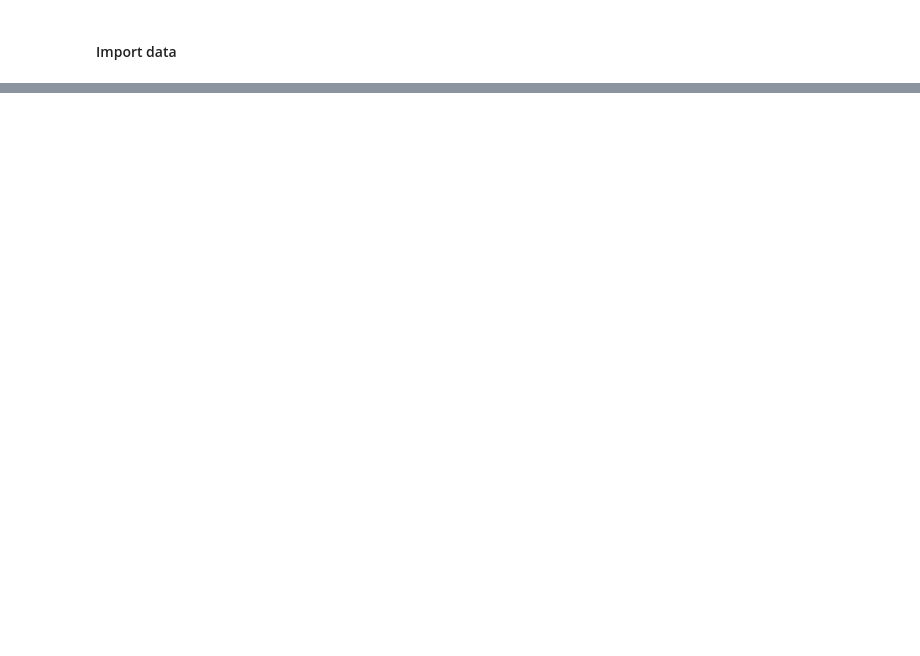
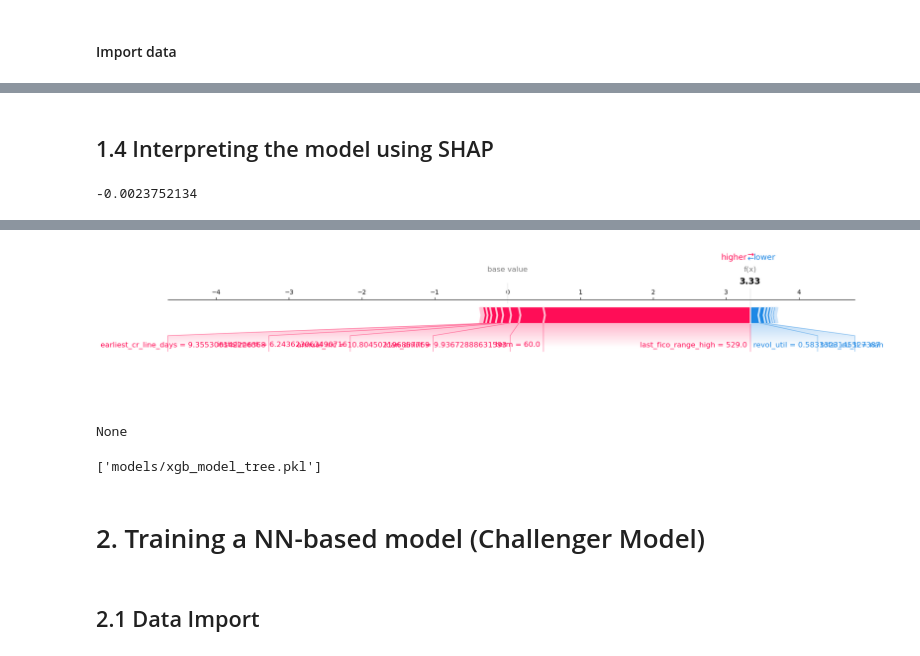
Before and after one commit to Kunvuthi/cobalt_smart_lender_ai, a Jupyter notebook: notebooks/04_model_training.ipynb, the cells around one changed output, grey strips where cells are left out. Cells and saved outputs as stored; diff of their text form; code cells hidden in the pictures; blank space fills up the shorter version.

```diff
--- a/notebooks/04_model_training.ipynb
+++ b/notebooks/04_model_training.ipynb
@@ -1006,0 +257,8 @@ Image(filename=f"{path_python_material}/images/the-end.jpg", width=500,)
+# %%
+random_search.fit(X_train_selected, y_train)
+
+print("Best score (AUC):", random_search.best_score_)
+print("Best params:", random_search.best_params_)
+
+# Extract best model
+best_model_tree = random_search.best_estimator_
@@ -1006,0 +314,55 @@ Image(filename=f"{path_python_material}/images/the-end.jpg", width=500,)
+# %% [markdown]
+## 1.4 Interpreting the model using SHAP
+# %%
+import shap
+
+explainer = shap.TreeExplainer(best_model_tree)
+shap_values = explainer.shap_values(X_test_selected)
+
+# Expected value = average model output (baseline)
+expected_value = explainer.expected_value
+expected_value
+# %% [output]
+-0.0023752134
+# %%
+from IPython.display import display, clear_output
+import ipywidgets as widgets
+
+# Initialize SHAP's JavaScript visualization
+shap.initjs()
+
+# We'll allow the user to pick from the first N rows of X_test_selected
+N = 20  # or however many you want to display in your slider
+max_index = min(len(X_test_selected), N) - 1
+
+def update_shap_plot(observation_index):
+    # Clear the previous output to avoid stacking
+    clear_output(wait=True)
+    display(observation_slider)
+
+    # Force plot for the selected row
+    display(shap.force_plot(
+        base_value=expected_value,               # baseline model output
+        shap_values=shap_values[observation_index],
+        features=X_test_selected.iloc[observation_index],
+        feature_names=X_test_selected.columns,
+        matplotlib=True
+    ))
+
+# Create a slider to select the row index from 0..max_index
+observation_slider = widgets.IntSlider(
+    value=0, min=0, max=max_index, step=1,
+    description='Observation:', continuous_update=True
+)
+
+# Whenever the slider changes, update the shap plot
+def slider_changed(change):
+    if change['name'] == 'value':
+        update_shap_plot(change['new'])
+
+observation_slider.observe(slider_changed, names='value')
+
+# Display the slider, then the initial SHAP plot
+display(observation_slider)
+update_shap_plot(0)
+# %% [output]
@@ -1006,0 +370,9 @@ Image(filename=f"{path_python_material}/images/the-end.jpg", width=500,)
+[figure, added]
+None
+# %%
+# Save the model
+import joblib
+
+joblib.dump(best_model_tree, "models/xgb_model_tree.pkl")
+# %% [output]
+['models/xgb_model_tree.pkl']
@@ -1006,0 +386,4 @@ Image(filename=f"{path_python_material}/images/the-end.jpg", width=500,)
+# %% [markdown]
+# 2. Training a NN-based model (Challenger Model)
+# %% [markdown]
+## 2.1 Data Import
```
Also changed, not shown: parts of 122 cells of this notebook, 3 other files.
